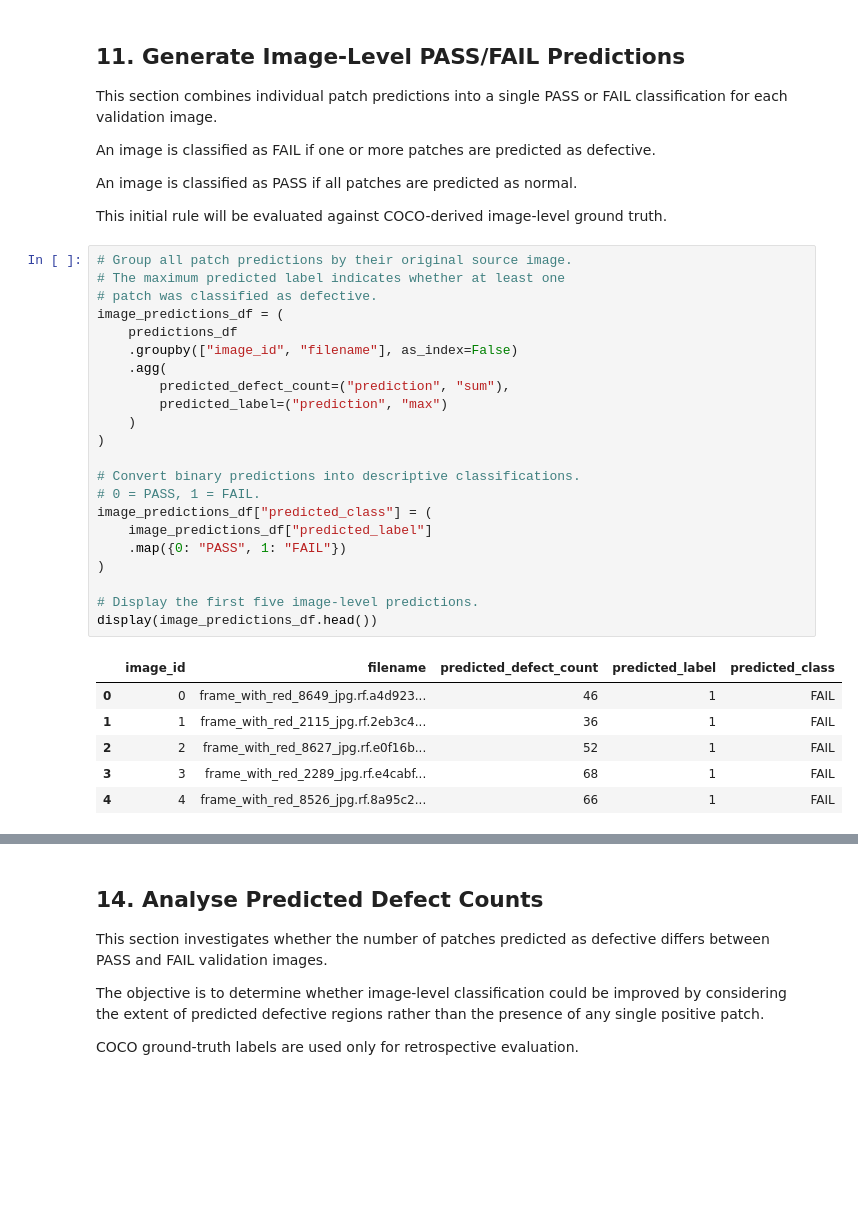
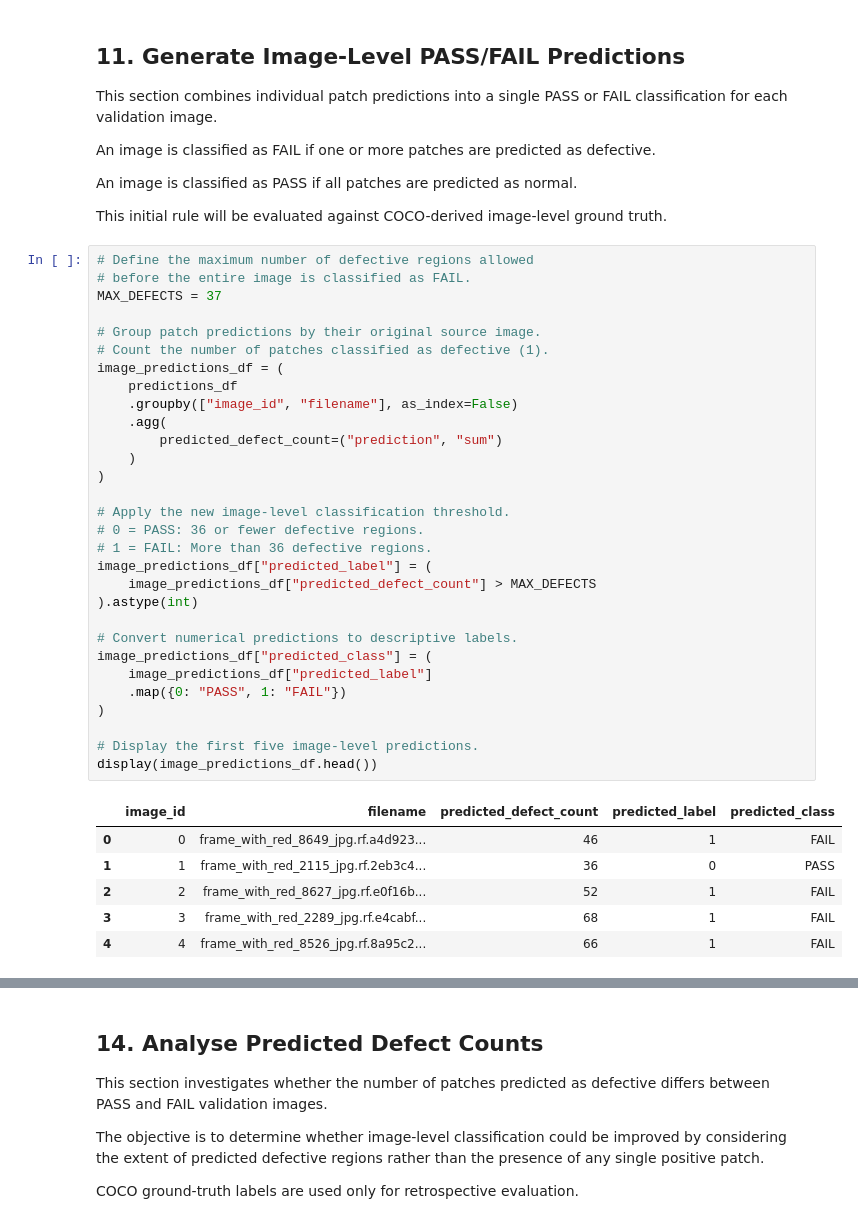
Before and after one commit to bencurwengreen/Pork-Rasher-Inspection, a Jupyter notebook: notebooks/08_validate_defect_region_classifier.ipynb, the cells around one changed output, grey strips where cells are left out. Saved outputs shown, nothing was run; the diff lists cells and outputs as text; blank space fills up the shorter version.

```diff
--- a/notebooks/08_validate_defect_region_classifier.ipynb
+++ b/notebooks/08_validate_defect_region_classifier.ipynb
@@ -740,35 +740,43 @@ as normal.
 
 This initial rule will be evaluated against COCO-derived
 image-level ground truth.
-# %%
-# Group all patch predictions by their original source image.
-# The maximum predicted label indicates whether at least one
-# patch was classified as defective.
-image_predictions_df = (
-    predictions_df
-    .groupby(["image_id", "filename"], as_index=False)
-    .agg(
-        predicted_defect_count=("prediction", "sum"),
-        predicted_label=("prediction", "max")
-    )
-)
-
-# Convert binary predictions into descriptive classifications.
-# 0 = PASS, 1 = FAIL.
-image_predictions_df["predicted_class"] = (
-    image_predictions_df["predicted_label"]
-    .map({0: "PASS", 1: "FAIL"})
-)
-
-# Display the first five image-level predictions.
-display(image_predictions_df.head())
-# %% [output]
-|  | image_id | filename | predicted_defect_count | predicted_label | predicted_class |
-| 0 | 0 | frame_with_red_8649_jpg.rf.a4d923... | 46 | 1 | FAIL |
-| 1 | 1 | frame_with_red_2115_jpg.rf.2eb3c4... | 36 | 1 | FAIL |
-| 2 | 2 | frame_with_red_8627_jpg.rf.e0f16b... | 52 | 1 | FAIL |
-| 3 | 3 | frame_with_red_2289_jpg.rf.e4cabf... | 68 | 1 | FAIL |
-| 4 | 4 | frame_with_red_8526_jpg.rf.8a95c2... | 66 | 1 | FAIL |
+# %%
+# Define the maximum number of defective regions allowed
+# before the entire image is classified as FAIL.
+MAX_DEFECTS = 37
+
+# Group patch predictions by their original source image.
+# Count the number of patches classified as defective (1).
+image_predictions_df = (
+    predictions_df
+    .groupby(["image_id", "filename"], as_index=False)
+    .agg(
+        predicted_defect_count=("prediction", "sum")
+    )
+)
+
+# Apply the new image-level classification threshold.
+# 0 = PASS: 36 or fewer defective regions.
+# 1 = FAIL: More than 36 defective regions.
+image_predictions_df["predicted_label"] = (
+    image_predictions_df["predicted_defect_count"] > MAX_DEFECTS
+).astype(int)
+
+# Convert numerical predictions to descriptive labels.
+image_predictions_df["predicted_class"] = (
+    image_predictions_df["predicted_label"]
+    .map({0: "PASS", 1: "FAIL"})
+)
+
+# Display the first five image-level predictions.
+display(image_predictions_df.head())
+# %% [output]
+|  | image_id | filename | predicted_defect_count | predicted_label | predicted_class |
+| 0 | 0 | frame_with_red_8649_jpg.rf.a4d923... | 46 | 1 | FAIL |
+| 1 | 1 | frame_with_red_2115_jpg.rf.2eb3c4... | 36 | 0 | PASS |
+| 2 | 2 | frame_with_red_8627_jpg.rf.e0f16b... | 52 | 1 | FAIL |
+| 3 | 3 | frame_with_red_2289_jpg.rf.e4cabf... | 68 | 1 | FAIL |
+| 4 | 4 | frame_with_red_8526_jpg.rf.8a95c2... | 66 | 1 | FAIL |
 # %%
 # Count the total number of images assigned to each class.
 predicted_counts = (
```
Also changed, not shown: parts of 4 cells of this notebook, 4 other files.
